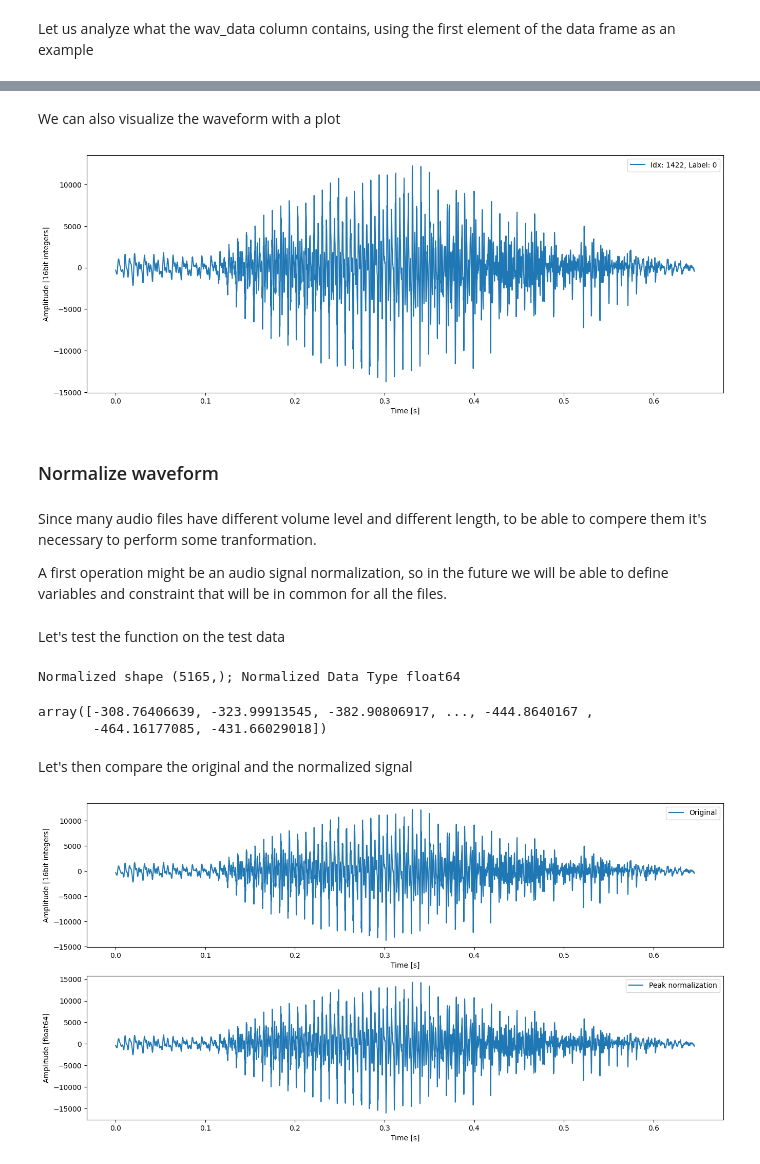
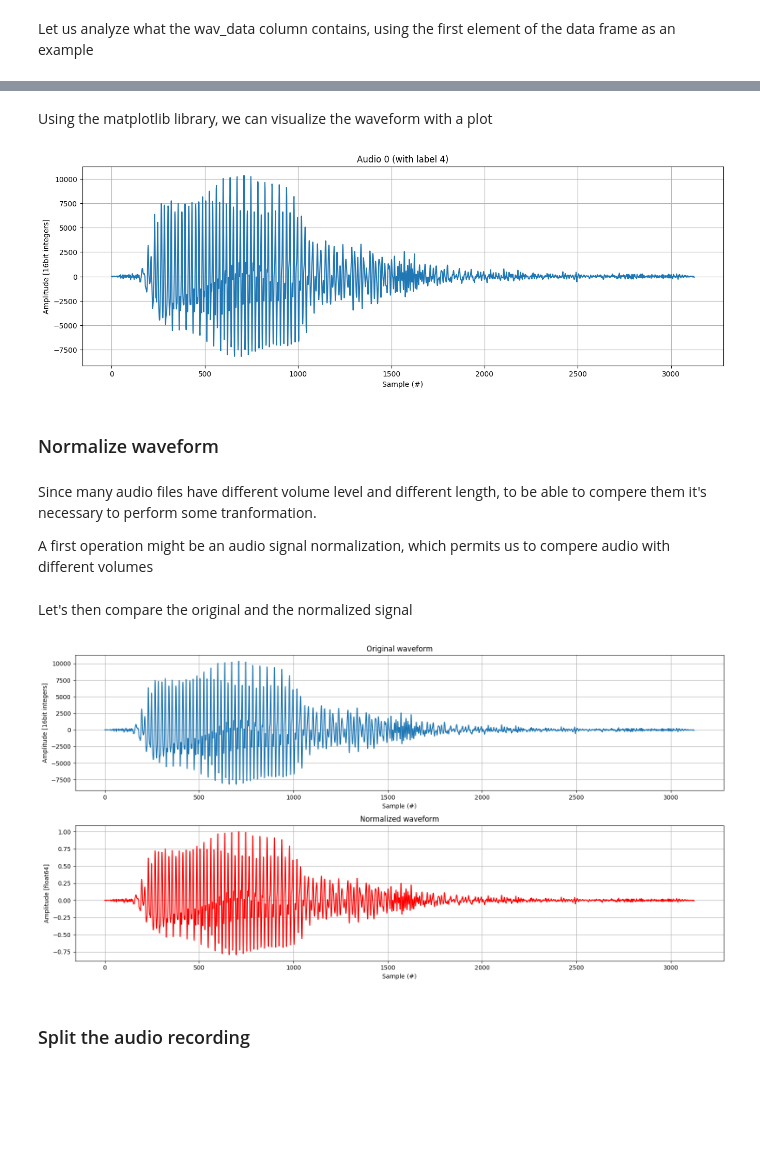
Before and after one commit to Ciovino/lab7-dsl, a Jupyter notebook: 07Lab_analysis.ipynb, the cells around one changed output, grey strips where cells are left out. Saved outputs shown, nothing was run; the diff lists cells and outputs as text; code cells hidden in the pictures; blank space fills up the shorter version.

Commit message:
pre-processing - split audio

```diff
--- a/07Lab_analysis.ipynb
+++ b/07Lab_analysis.ipynb
@@ -89,6 +89,6 @@ None
 # %% [markdown]
 Let us analyze what the wav_data column contains, using the first element of the data frame as an example
 # %%
-test_element : pd.Series = dev_dataset.iloc[1422]
-print(test_element)
+test_element : pd.Series = dev_dataset.iloc[0]
+print(f'Audio {test_element.name} (with label {test_element['label']}):\n  wav data = {test_element['wav_data']}')
 # %% [output]
@@ -116,26 +121,28 @@ Duration of the audio recording = 0.645625 seconds
 # %% [markdown]
-We can also visualize the waveform with a plot
+Using the matplotlib library, we can visualize the waveform with a plot
 # %%
 import matplotlib.pyplot as plt
 import numpy as np
 
-fig, ax = plt.subplots(figsize = (16, 6)) # create figure
+fig, ax = plt.subplots(figsize = (16, 5)) # create figure
 
-time_axis = np.linspace(0.0, time_length, data.shape[0]) # create x axis
-ax.plot(time_axis, data, label = f'Idx: {test_element.name}, Label: {test_element['label']}') # plot
-ax.set_xlabel(xlabel = 'Time [s]')
+sample_axis = np.linspace(0.0, data.shape[0], data.shape[0]) # create x axis
+ax.plot(sample_axis, data, label = f'Idx: {test_element.name}, Label: {test_element['label']}') # plot
+
+ax.set_xlabel(xlabel = 'Sample (#)')
 ax.set_ylabel(ylabel = 'Amplitude [16bit integers]')
-ax.legend()
+ax.grid()
 
+plt.title(f'Audio {test_element.name} (with label {test_element['label']})')
 plt.show()
 # %% [output]
-[figure, old version]
+[figure, new version]
 # %% [markdown]
 ### Normalize waveform
 # %% [markdown]
 Since many audio files have different volume level and different length, to be able to compere them it's necessary to perform some tranformation.
 
-A first operation might be an audio signal normalization, so in the future we will be able to define variables and constraint that will be in common for all the files.
+A first operation might be an audio signal normalization, which permits us to compere audio with different volumes
 # %%
 import numpy as np
 
@@ -156,33 +163,29 @@ def normalize_audio(audio_data, samplerate = 8000, target_level=1.0):
     normalized_data = audio_data * (target_level / peak)
 
     return normalized_data
-# %% [markdown]
-Let's test the function on the test data
-# %%
-peak_test = normalize_audio(data, sample_rate, target_level = 10.0)
-
-print(f'Normalized shape {peak_test.shape}; Normalized Data Type {peak_test.dtype}')
-# %% [output]
-Normalized shape (5165,); Normalized Data Type float64
-array([-308.76406639, -323.99913545, -382.90806917, ..., -444.8640167 ,
-       -464.16177085, -431.66029018])
 # %% [markdown]
 Let's then compare the original and the normalized signal
 # %%
+peak_test = normalize_audio(data, sample_rate)
+# print(f'Normalized shape {peak_test.shape}; Normalized Data Type {peak_test.dtype}')
+
 fig, ax = plt.subplots(nrows = 2, ncols = 1, figsize = (16, 8)) # create figure
 
-time_axis = np.linspace(0.0, time_length, data.shape[0]) # common for both signals
+ax[0].plot(sample_axis, data)
+ax[0].set_xlabel(xlabel = 'Sample (#)')
+ax[0].set_ylabel(ylabel = 'Amplitude [16bit integers]')
+ax[0].set_title('Original waveform')
+ax[0].grid()
 
-ax[0].plot(time_axis, data, label = 'Original')
-ax[0].set_xlabel(xlabel = 'Time [s]')
-ax[0].set_ylabel(ylabel = 'Amplitude [16bit integers]')
-ax[0].legend()
+ax[1].plot(sample_axis, peak_test, c = 'red')
+ax[1].set_xlabel(xlabel = 'Sample (#)')
+ax[1].set_ylabel(ylabel = 'Amplitude [float64]')
+ax[1].set_title('Normalized waveform')
+ax[1].grid()
 
-ax[1].plot(time_axis, rms_test, label = 'Peak normalization')
-ax[1].set_xlabel(xlabel = 'Time [s]')
-ax[1].set_ylabel(ylabel = 'Amplitude [float64]')
-ax[1].legend()
-
+plt.tight_layout()
 plt.show()
 # %% [output]
-[figure, old version]
+[figure, new version]
+# %% [markdown]
+### Split the audio recording
```
Also changed, not shown: parts of 10 cells of this notebook.
